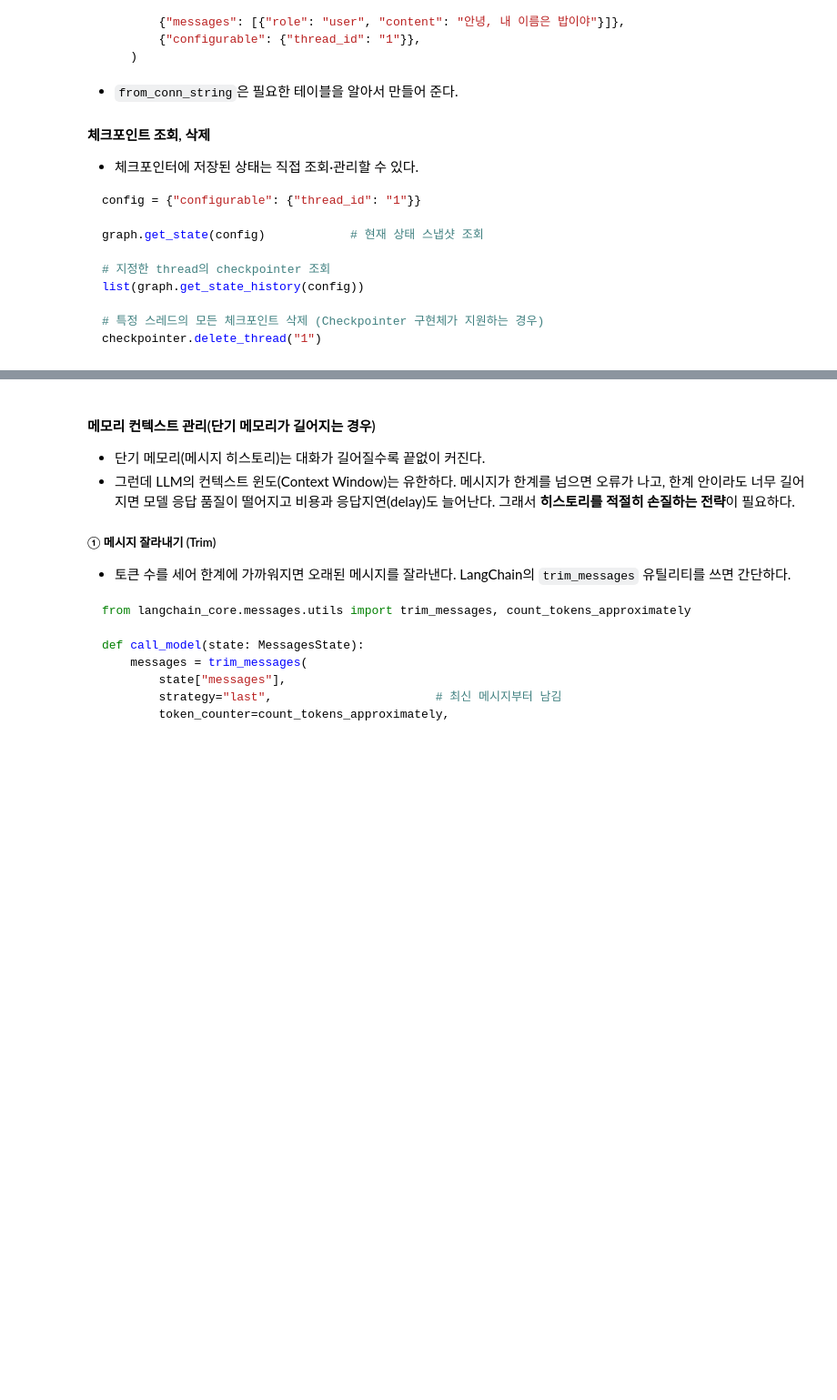
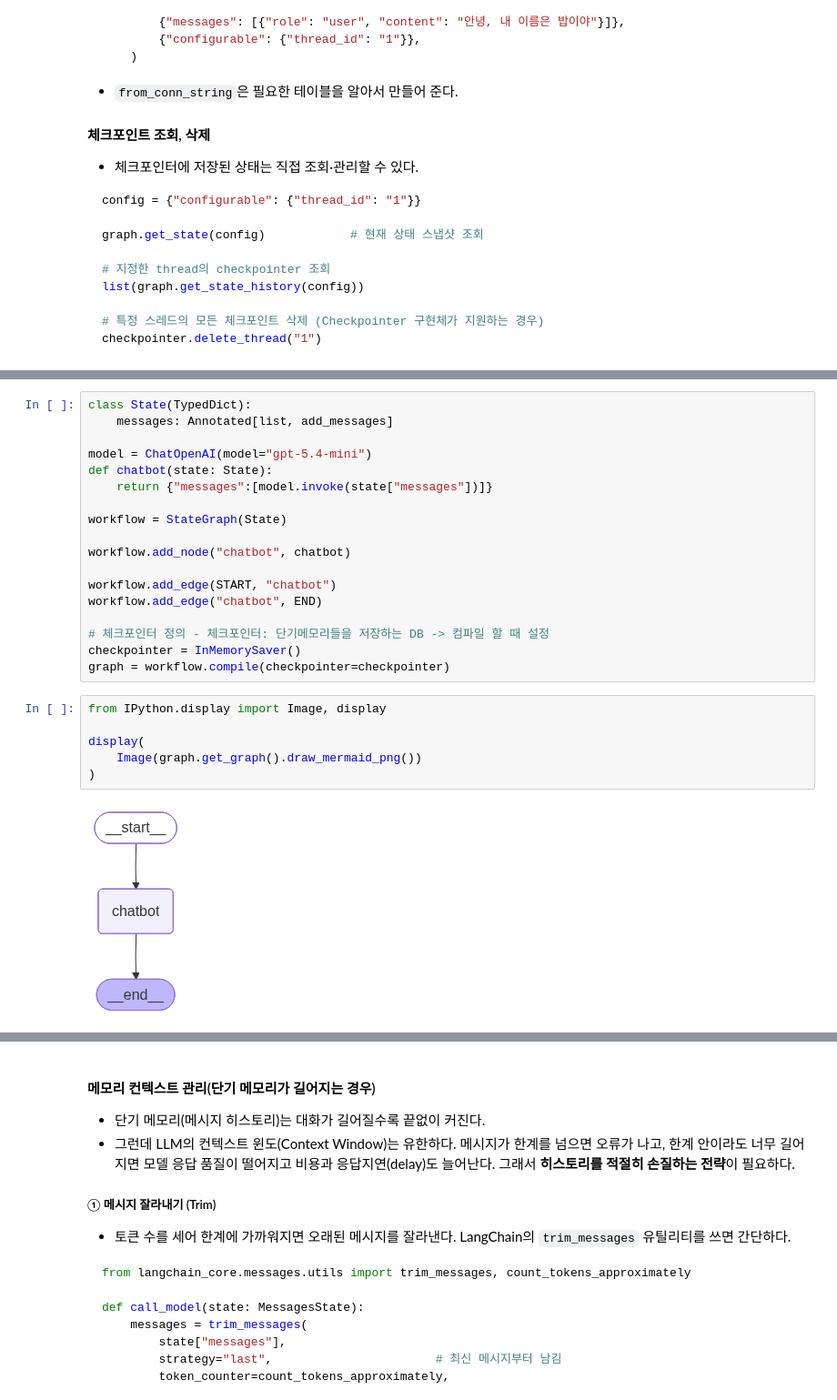
Before and after one commit to leeyonghyok/SKN31, a Jupyter notebook: 10_AI_Agent/13_Agent_langgraph_2.ipynb, the cells around one changed output, grey strips where cells are left out. Shown at 91% size. Cells and saved outputs as stored; diff of their text form; blank space fills up the shorter version.

```diff
--- a/10_AI_Agent/13_Agent_langgraph_2.ipynb
+++ b/10_AI_Agent/13_Agent_langgraph_2.ipynb
@@ -133,0 +151,26 @@ checkpointer.delete_thread("1")
+# %%
+class State(TypedDict):
+    messages: Annotated[list, add_messages]
+
+model = ChatOpenAI(model="gpt-5.4-mini")
+def chatbot(state: State):
+    return {"messages":[model.invoke(state["messages"])]}
+
+workflow = StateGraph(State)
+
+workflow.add_node("chatbot", chatbot)
+
+workflow.add_edge(START, "chatbot")
+workflow.add_edge("chatbot", END)
+
+# 체크포인터 정의 - 체크포인터: 단기메모리들을 저장하는 DB -> 컴파일 할 때 설정
+checkpointer = InMemorySaver()
+graph = workflow.compile(checkpointer=checkpointer)
+# %%
+from IPython.display import Image, display
+
+display(
+    Image(graph.get_graph().draw_mermaid_png())
+)
+# %% [output]
+[figure, added]
```
Also changed, not shown: parts of 34 cells of this notebook, 22 other files.
